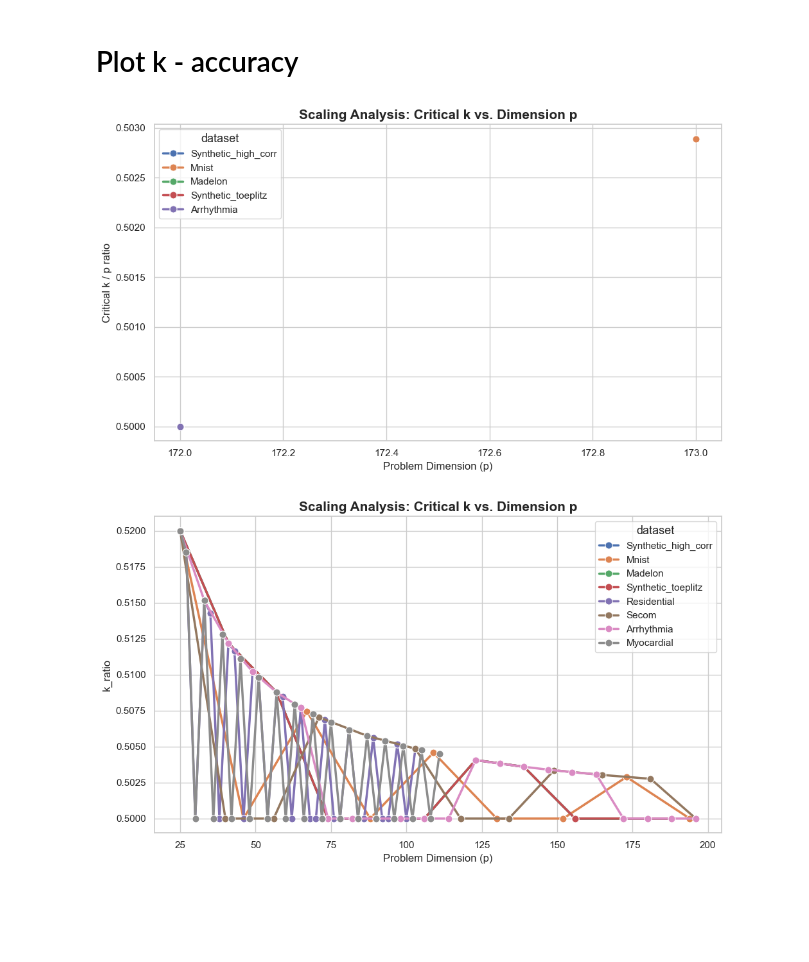
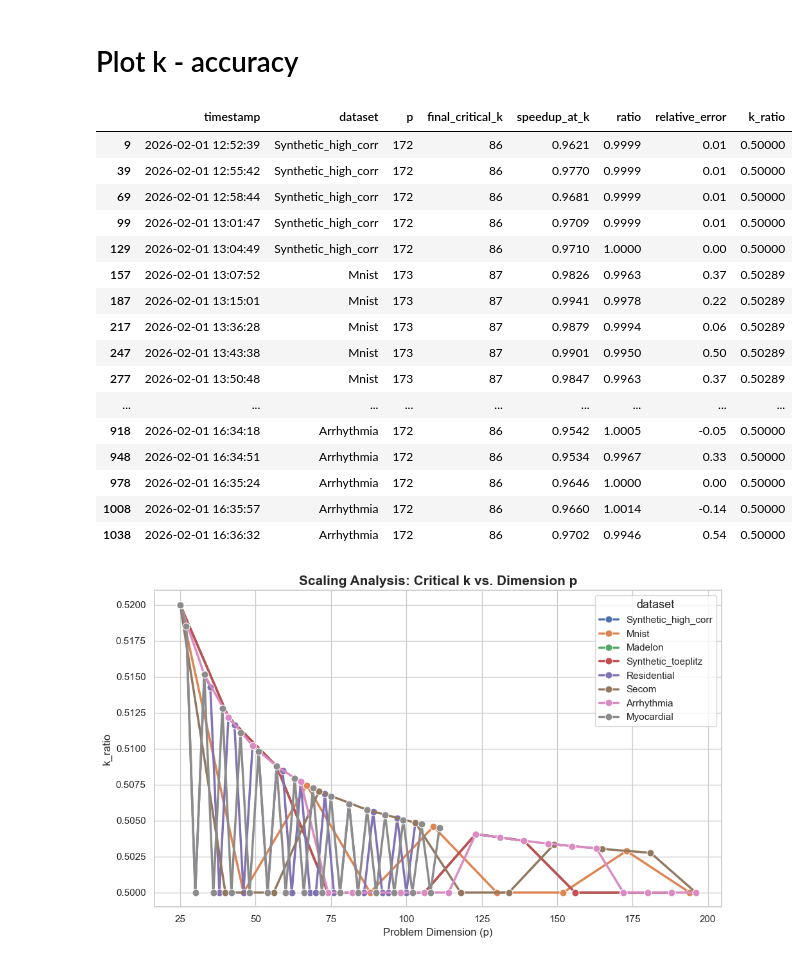
Before and after one commit to SnowHana/gridfw, a Jupyter notebook: scripts/test4_critical_k.ipynb, the cells around one changed output. Drawn from its saved outputs; the diff is of its cells as text; code cells hidden in the pictures; blank space fills up the shorter version.

```diff
--- a/scripts/test4_critical_k.ipynb
+++ b/scripts/test4_critical_k.ipynb
@@ -235,9 +277,25 @@ LOG_FILE = PROJECT_ROOT / "logs" / "accur_crit_k.csv"
 df = load_data()
 df = df[(df["speedup_at_k"] > 0.95) & (df["speedup_at_k"] < 1.05)]
 # %%
-plot_p_ratio_time(df)
+df
 # %% [output]
-[figure, removed]
+|  | timestamp | dataset | p | final_critical_k | speedup_at_k | ratio | relative_error | k_ratio |
+| 9 | 2026-02-01 12:52:39 | Synthetic_high_corr | 172 | 86 | 0.9621 | 0.9999 | 0.01 | 0.50000 |
+| 39 | 2026-02-01 12:55:42 | Synthetic_high_corr | 172 | 86 | 0.9770 | 0.9999 | 0.01 | 0.50000 |
+| 69 | 2026-02-01 12:58:44 | Synthetic_high_corr | 172 | 86 | 0.9681 | 0.9999 | 0.01 | 0.50000 |
+| 99 | 2026-02-01 13:01:47 | Synthetic_high_corr | 172 | 86 | 0.9709 | 0.9999 | 0.01 | 0.50000 |
+| 129 | 2026-02-01 13:04:49 | Synthetic_high_corr | 172 | 86 | 0.9710 | 1.0000 | 0.00 | 0.50000 |
+| 157 | 2026-02-01 13:07:52 | Mnist | 173 | 87 | 0.9826 | 0.9963 | 0.37 | 0.50289 |
+| 187 | 2026-02-01 13:15:01 | Mnist | 173 | 87 | 0.9941 | 0.9978 | 0.22 | 0.50289 |
+| 217 | 2026-02-01 13:36:28 | Mnist | 173 | 87 | 0.9879 | 0.9994 | 0.06 | 0.50289 |
+| 247 | 2026-02-01 13:43:38 | Mnist | 173 | 87 | 0.9901 | 0.9950 | 0.50 | 0.50289 |
+| 277 | 2026-02-01 13:50:48 | Mnist | 173 | 87 | 0.9847 | 0.9963 | 0.37 | 0.50289 |
+| ... | ... | ... | ... | ... | ... | ... | ... | ... |
+| 918 | 2026-02-01 16:34:18 | Arrhythmia | 172 | 86 | 0.9542 | 1.0005 | -0.05 | 0.50000 |
+| 948 | 2026-02-01 16:34:51 | Arrhythmia | 172 | 86 | 0.9534 | 0.9967 | 0.33 | 0.50000 |
+| 978 | 2026-02-01 16:35:24 | Arrhythmia | 172 | 86 | 0.9646 | 1.0000 | 0.00 | 0.50000 |
+| 1008 | 2026-02-01 16:35:57 | Arrhythmia | 172 | 86 | 0.9660 | 1.0014 | -0.14 | 0.50000 |
+| 1038 | 2026-02-01 16:36:32 | Arrhythmia | 172 | 86 | 0.9702 | 0.9946 | 0.54 | 0.50000 |
 # %%
 
 
```
Also changed, not shown: parts of 10 cells of this notebook, 25 other files.
